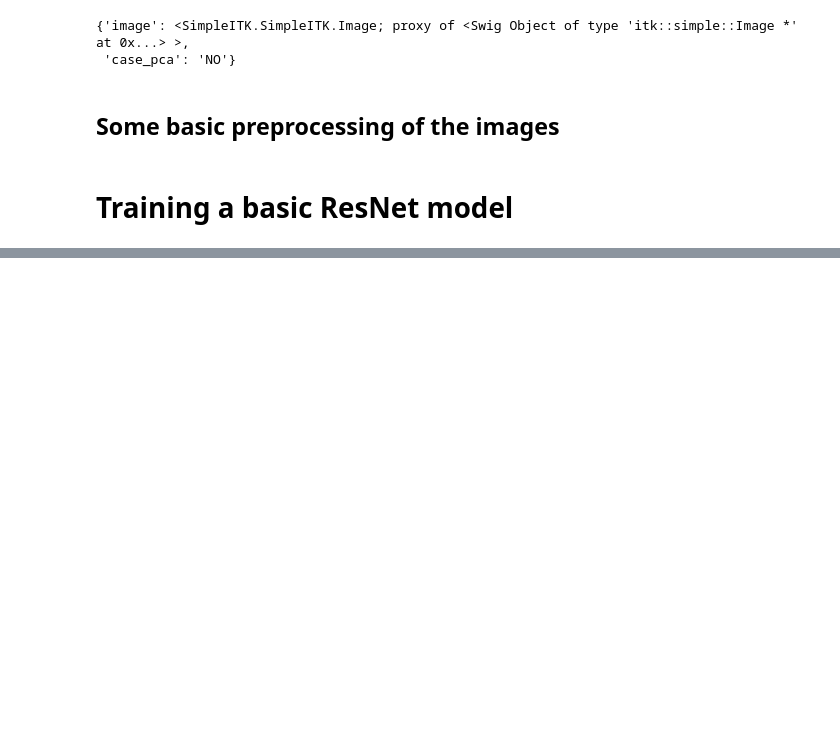
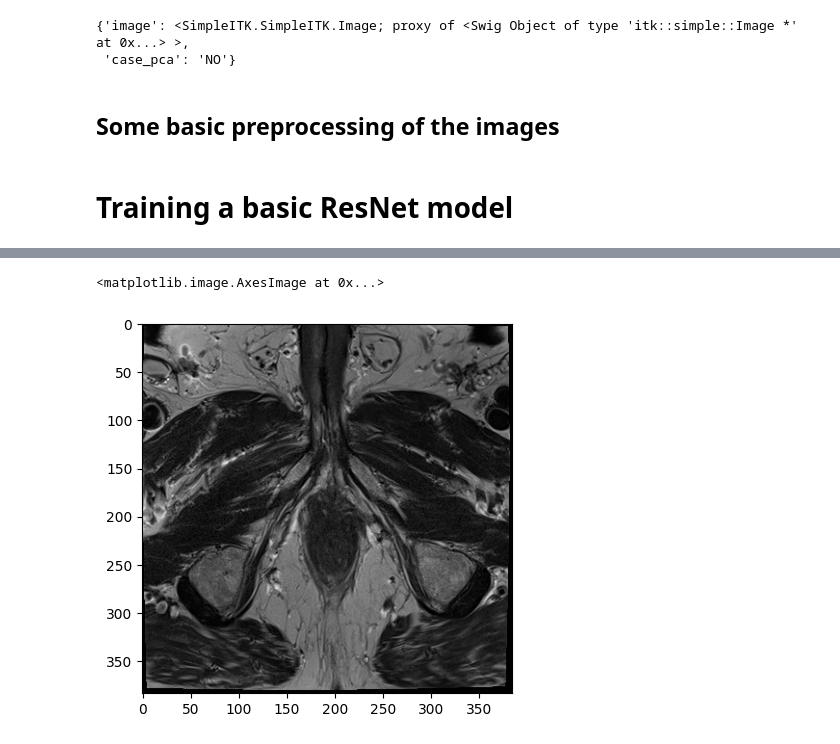
Before and after one commit to Kimberly97llp/cvproject, a Jupyter notebook: trial.ipynb, the cells around one changed output, grey strips where cells are left out. Saved outputs shown, nothing was run; the diff lists cells and outputs as text; code cells hidden in the pictures; blank space fills up the shorter version.

```diff
--- a/trial.ipynb
+++ b/trial.ipynb
@@ -236,0 +258,8 @@ model2 = resnet50(weights=ResNet50_Weights.IMAGENET1K_V2)
+# %%
+#now just picking up the first slice
+
+image_array = sitk.GetArrayFromImage(images[0])
+plt.imshow(image_array[0, :, :], cmap='gray')
+# %% [output]
+<matplotlib.image.AxesImage at 0x...>
+[figure, added]
```
Also changed, not shown: parts of 11 cells of this notebook.
